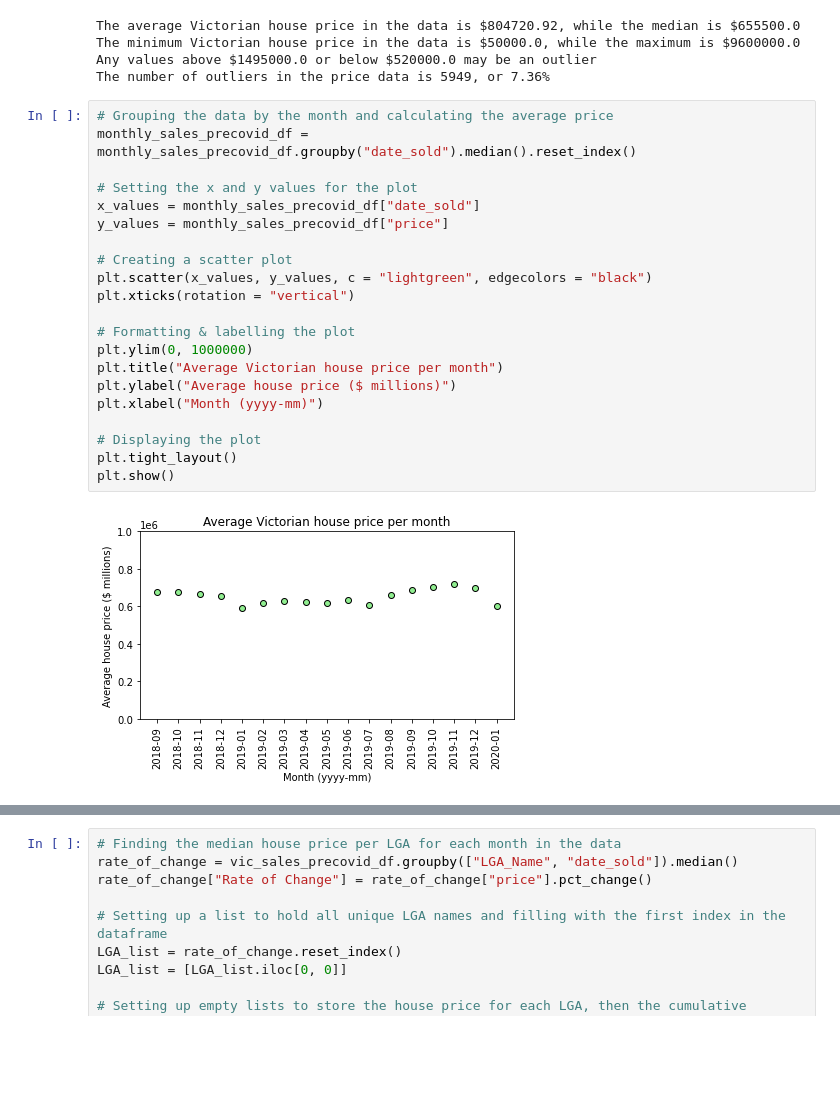
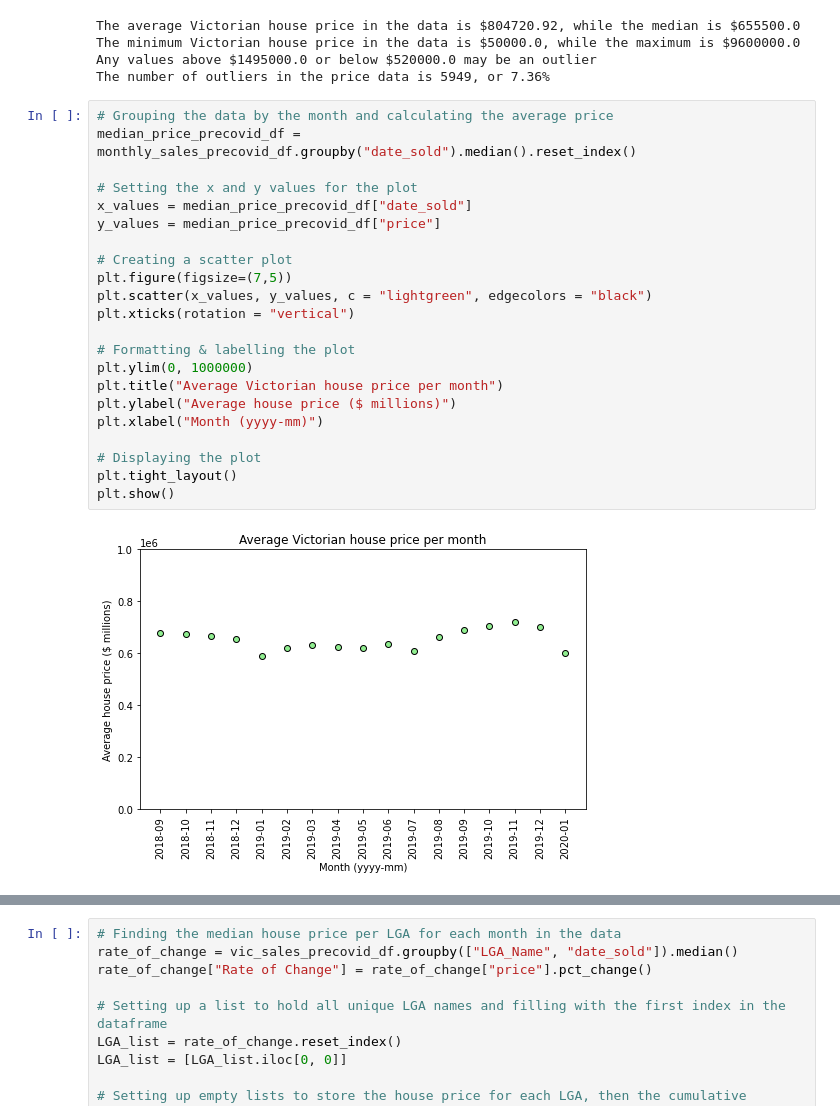
Before and after one commit to jeremychiaa/covid-victorian-real-estate, a Jupyter notebook: cleaned_house.ipynb, the cells around one changed output, grey strips where cells are left out. Saved outputs shown, nothing was run; the diff lists cells and outputs as text; blank space fills up the shorter version.

```diff
--- a/cleaned_house.ipynb
+++ b/cleaned_house.ipynb
@@ -204,24 +204,25 @@ Any values above $1495000.0 or below $520000.0 may be an outlier
 The number of outliers in the price data is 5949, or 7.36%
 # %%
 # Grouping the data by the month and calculating the average price
-monthly_sales_precovid_df = monthly_sales_precovid_df.groupby("date_sold").median().reset_index()
+median_price_precovid_df = monthly_sales_precovid_df.groupby("date_sold").median().reset_index()
 
 # Setting the x and y values for the plot
-x_values = monthly_sales_precovid_df["date_sold"]
-y_values = monthly_sales_precovid_df["price"]
+x_values = median_price_precovid_df["date_sold"]
+y_values = median_price_precovid_df["price"]
 
 # Creating a scatter plot
+plt.figure(figsize=(7,5))
 plt.scatter(x_values, y_values, c = "lightgreen", edgecolors = "black")
 plt.xticks(rotation = "vertical")
 
 # Formatting & labelling the plot
 plt.ylim(0, 1000000)
 plt.title("Average Victorian house price per month")
 plt.ylabel("Average house price ($ millions)")
 plt.xlabel("Month (yyyy-mm)")
 
 # Displaying the plot
 plt.tight_layout()
 plt.show()
 # %% [output]
-[figure, old version]
+[figure, new version]
```
Also changed, not shown: parts of 3 cells of this notebook, 1 other file.
